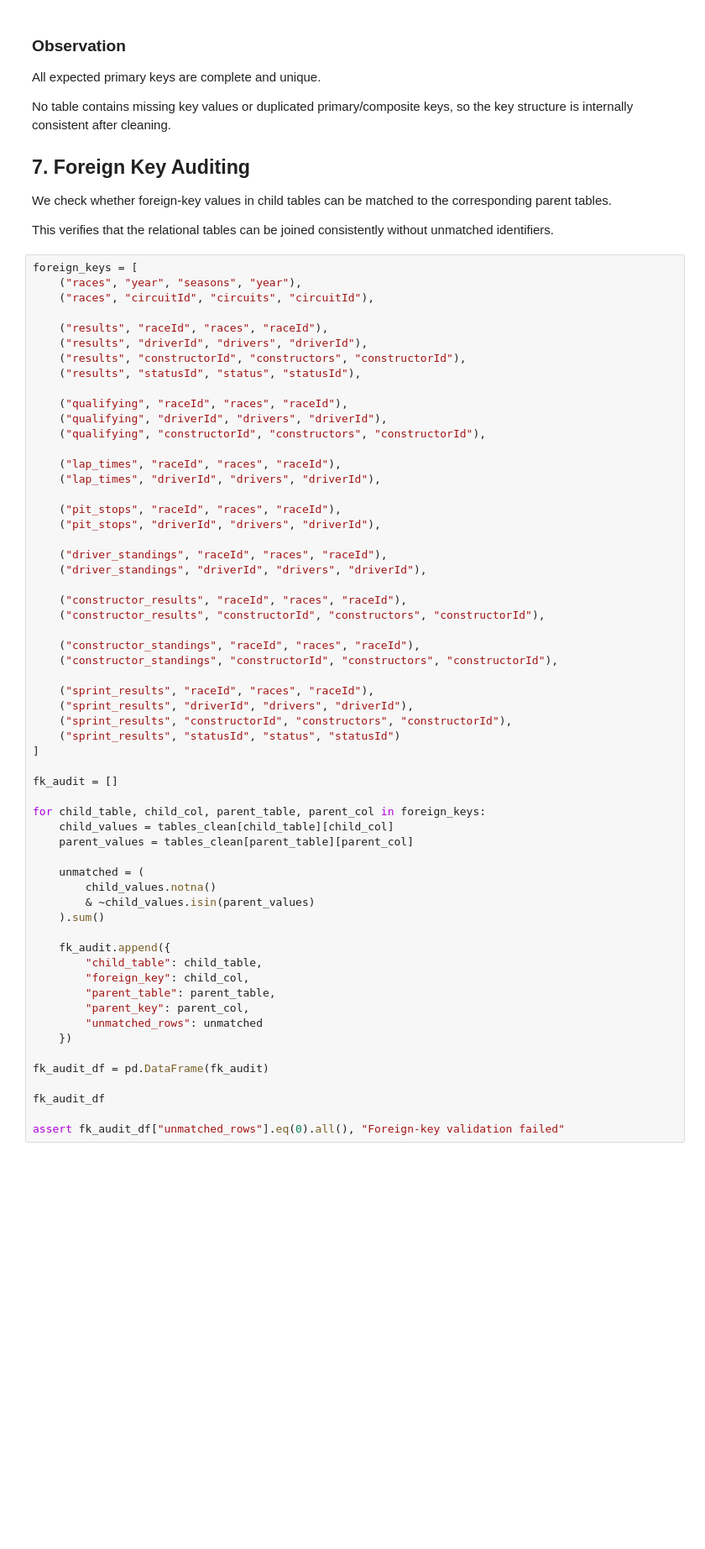
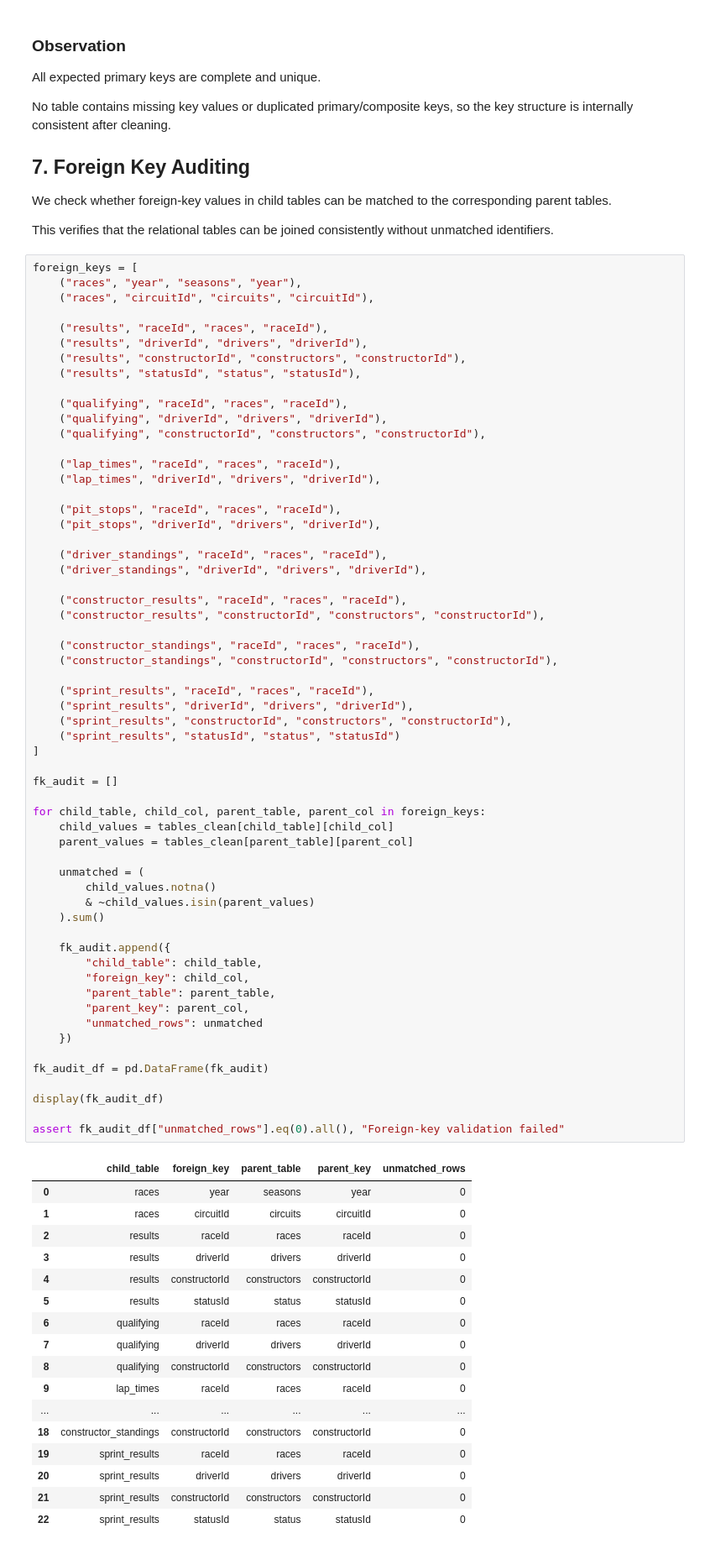
Before and after one commit to rawanelsragy/F1-Podium-Prediction, a Jupyter notebook: notebooks/part1completed.ipynb, the cells around one changed output. Shown at 84% size. Drawn from its saved outputs; the diff is of its cells as text; blank space fills up the shorter version.

```diff
--- a/notebooks/part1completed.ipynb
+++ b/notebooks/part1completed.ipynb
@@ -650,34 +666,52 @@ foreign_keys = [
 
     ("sprint_results", "raceId", "races", "raceId"),
     ("sprint_results", "driverId", "drivers", "driverId"),
     ("sprint_results", "constructorId", "constructors", "constructorId"),
     ("sprint_results", "statusId", "status", "statusId")
 ]
 
 fk_audit = []
 
 for child_table, child_col, parent_table, parent_col in foreign_keys:
     child_values = tables_clean[child_table][child_col]
     parent_values = tables_clean[parent_table][parent_col]
 
     unmatched = (
         child_values.notna()
         & ~child_values.isin(parent_values)
     ).sum()
 
     fk_audit.append({
         "child_table": child_table,
         "foreign_key": child_col,
         "parent_table": parent_table,
         "parent_key": parent_col,
         "unmatched_rows": unmatched
     })
 
 fk_audit_df = pd.DataFrame(fk_audit)
 
-fk_audit_df
+display(fk_audit_df)
 
 assert fk_audit_df["unmatched_rows"].eq(0).all(), "Foreign-key validation failed"
+# %% [output]
+|  | child_table | foreign_key | parent_table | parent_key | unmatched_rows |
+| 0 | races | year | seasons | year | 0 |
+| 1 | races | circuitId | circuits | circuitId | 0 |
+| 2 | results | raceId | races | raceId | 0 |
+| 3 | results | driverId | drivers | driverId | 0 |
+| 4 | results | constructorId | constructors | constructorId | 0 |
+| 5 | results | statusId | status | statusId | 0 |
+| 6 | qualifying | raceId | races | raceId | 0 |
+| 7 | qualifying | driverId | drivers | driverId | 0 |
+| 8 | qualifying | constructorId | constructors | constructorId | 0 |
+| 9 | lap_times | raceId | races | raceId | 0 |
+| ... | ... | ... | ... | ... | ... |
+| 18 | constructor_standings | constructorId | constructors | constructorId | 0 |
+| 19 | sprint_results | raceId | races | raceId | 0 |
+| 20 | sprint_results | driverId | drivers | driverId | 0 |
+| 21 | sprint_results | constructorId | constructors | constructorId | 0 |
+| 22 | sprint_results | statusId | status | statusId | 0 |
 # %% [markdown]
 ### Observation
 
```
Also changed, not shown: parts of 1 cell of this notebook.
